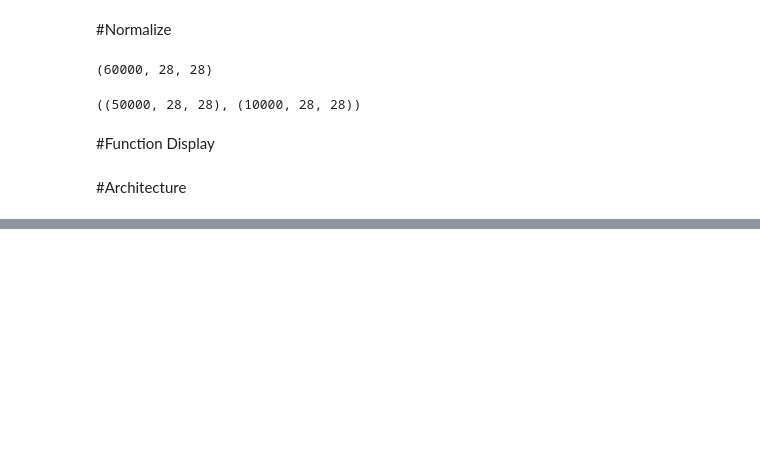
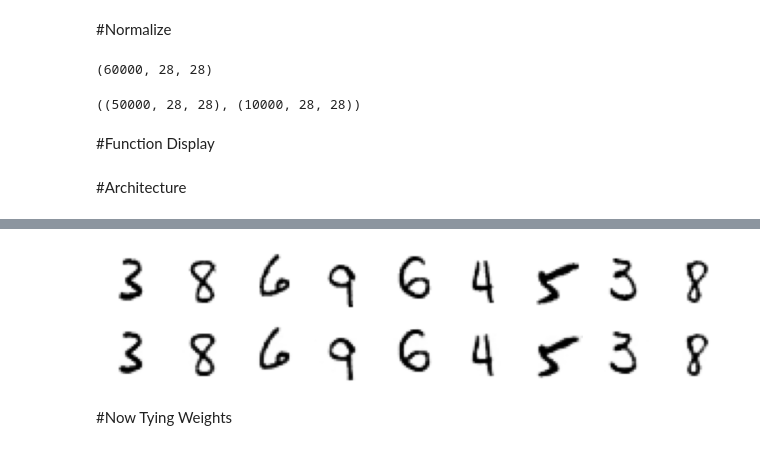
Before and after one commit to andresvc21/Random_Practice_ML, a Jupyter notebook: Homework_M5_Autoencoder_Andres_Villegas.ipynb, the cells around one changed output, grey strips where cells are left out. Drawn from its saved outputs; the diff is of its cells as text; code cells hidden in the pictures; blank space fills up the shorter version.

```diff
--- a/Homework_M5_Autoencoder_Andres_Villegas.ipynb
+++ b/Homework_M5_Autoencoder_Andres_Villegas.ipynb
@@ -91,7 +91,7 @@ def plot_image(image):
   plt.imshow(image, cmap="binary")
   plt.axis("off")
 
-def show_reconstructions(model, images=X_valid, n_images=10):
+def show_reconstructions(model, images=X_valid, n_images=9):
   reconstructions = model.predict(images[:n_images])
   fig = plt.figure(figsize=(n_images * 1.5, 3))
   for image_index in range(n_images):
@@ -117,0 +138,2 @@ stacked_ae.summary()
+# %%
+h_stack = stacked_ae.fit(X_train, X_train, epochs=20,validation_data=[X_valid, X_valid])
@@ -117,0 +158,6 @@ stacked_ae.summary()
+# %%
+show_reconstructions(stacked_ae)
+# %% [output]
+[figure, added]
+# %% [markdown]
+#Now Tying Weights
```
Also changed, not shown: parts of 9 cells of this notebook.
